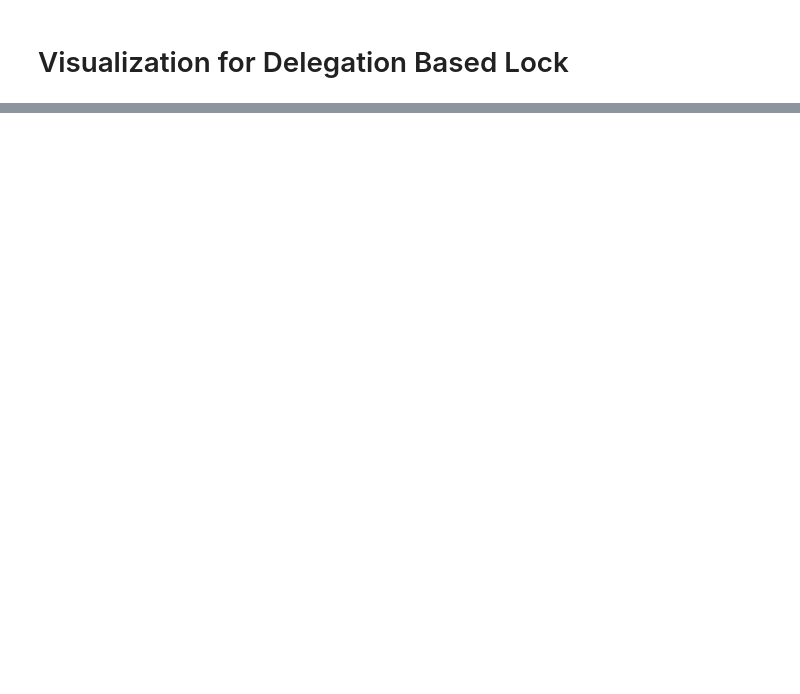
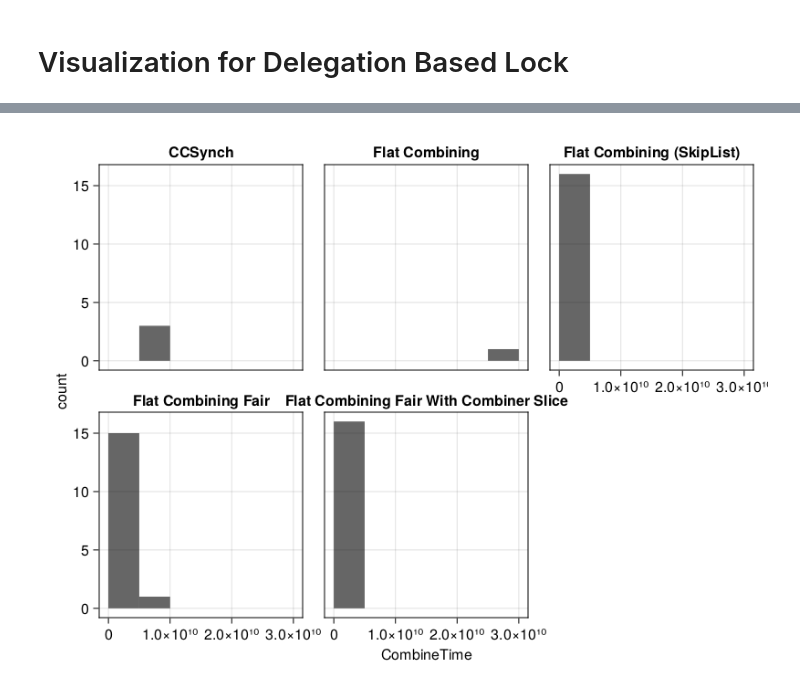
Before and after one commit to taooceros/Locks, a Jupyter notebook: visualization/graph.ipynb, the cells around one changed output, grey strips where cells are left out. Cells and saved outputs as stored; diff of their text form; code cells hidden in the pictures; blank space fills up the shorter version.

```diff
--- a/visualization/graph.ipynb
+++ b/visualization/graph.ipynb
@@ -72,0 +93,12 @@ combiner_time_comparison
+# %%
+using DataFrames, Tidier, AlgebraOfGraphics, CairoMakie
+
+bench_32thread = @chain dropmissing(bench) begin
+    Tidier.@filter(ThreadNum == 16)
+end
+
+plt = data(bench_32thread) * mapping(:CombineTime, layout = :Locktype) * histogram(bins = 10)
+
+draw(plt)
+# %% [output]
+[figure, added]
```
Also changed, not shown: parts of 7 cells of this notebook, 2 other files.
